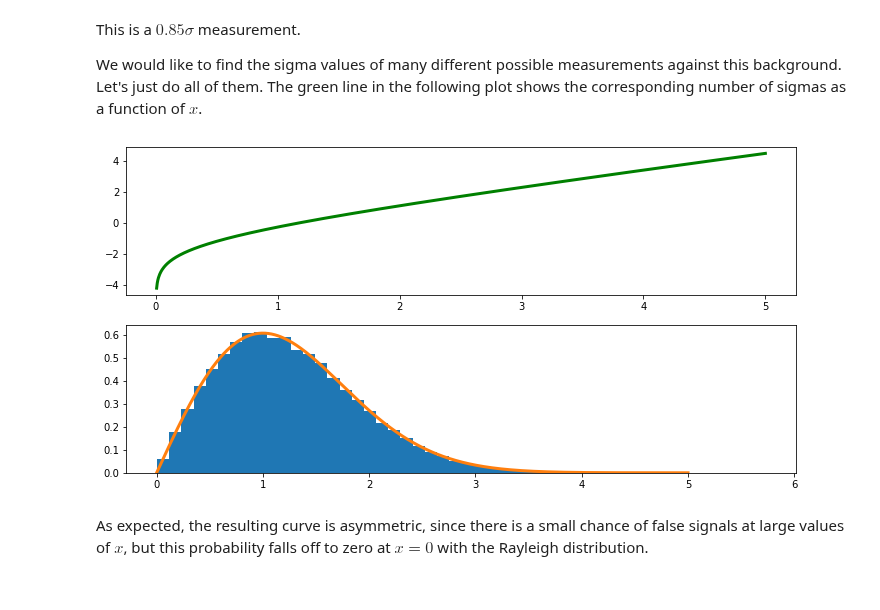
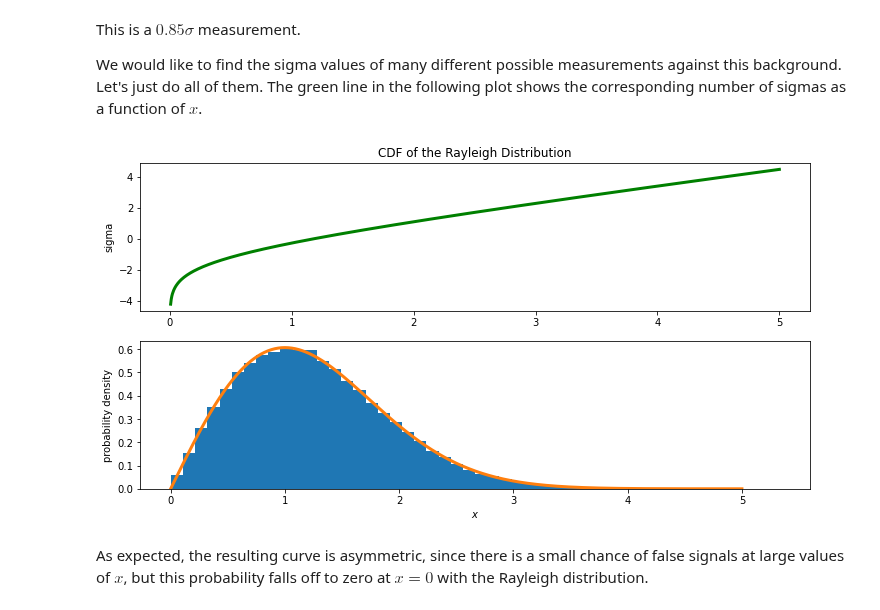
Before and after one commit to jrlivesey/PHYS-434, a Jupyter notebook: Lab_1.ipynb, the cells around one changed output. Cells and saved outputs as stored; diff of their text form; code cells hidden in the pictures.

```diff
--- a/Lab_1.ipynb
+++ b/Lab_1.ipynb
@@ -88,13 +91,17 @@ We would like to find the sigma values of many different possible measurements a
 # %%
 x = np.linspace(0, 5, 1000)
 
 fig, ax = plt.subplots(2, 1, figsize=(12,6))
 ax[0].plot(x, stats.norm.ppf( stats.rayleigh.cdf(x) ), c='g', linewidth=3)
+ax[0].set_title('CDF of the Rayleigh Distribution')
+ax[0].set_ylabel('sigma')
 ax[1].hist(stats.rayleigh.rvs(size=100000), 50, density=True)
 ax[1].plot(x, stats.rayleigh.pdf(x), linewidth=3)
+ax[1].set_xlabel('$x$')
+ax[1].set_ylabel('probability density')
 plt.show();
 # %% [output]
-[figure, old version]
+[figure, new version]
 # %% [markdown]
 As expected, the resulting curve is asymmetric, since there is a small chance of false signals at large values of $x$, but this probability falls off to zero at $x=0$ with the Rayleigh distribution.
 # %%
```
Also changed, not shown: parts of 4 cells of this notebook.
